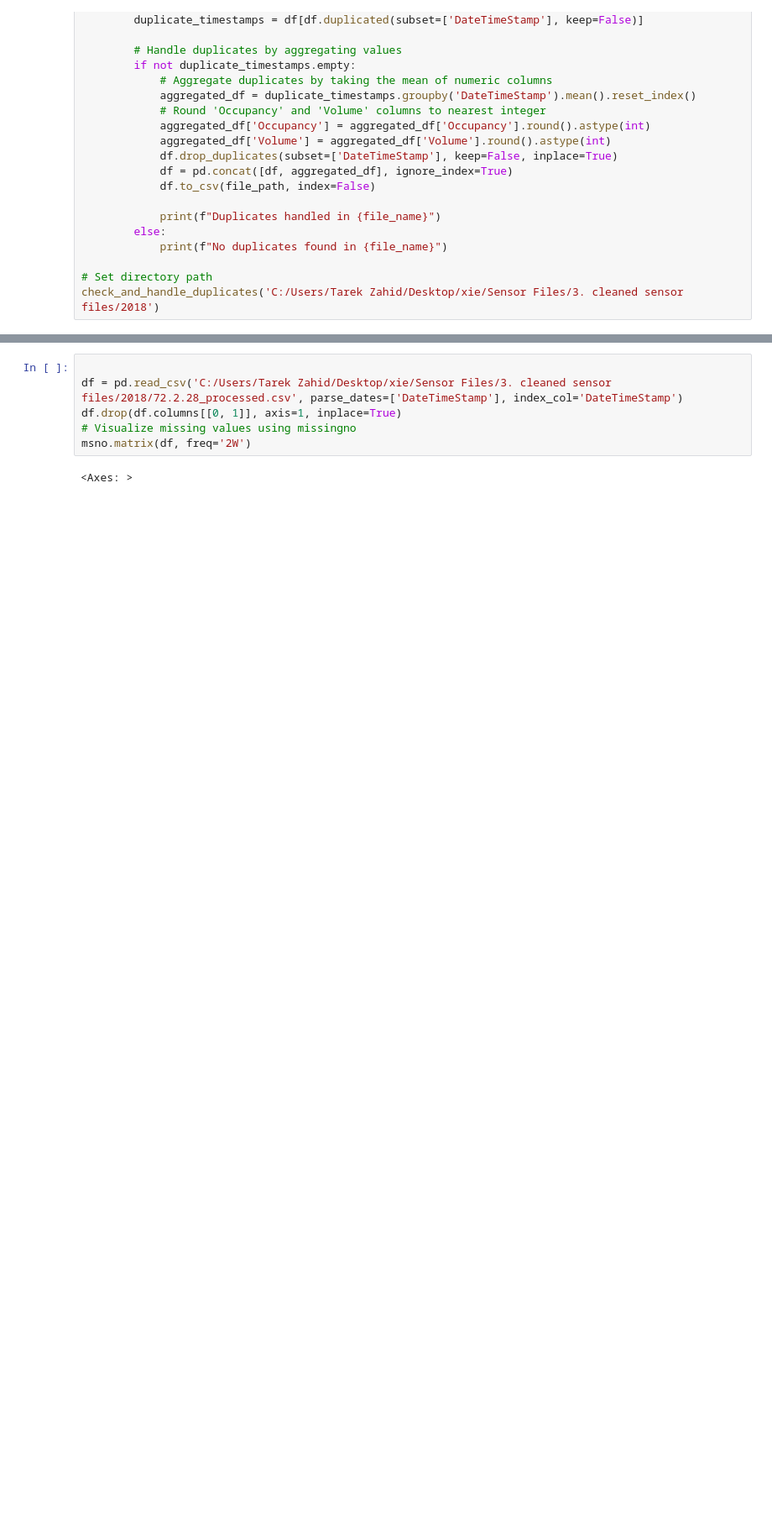
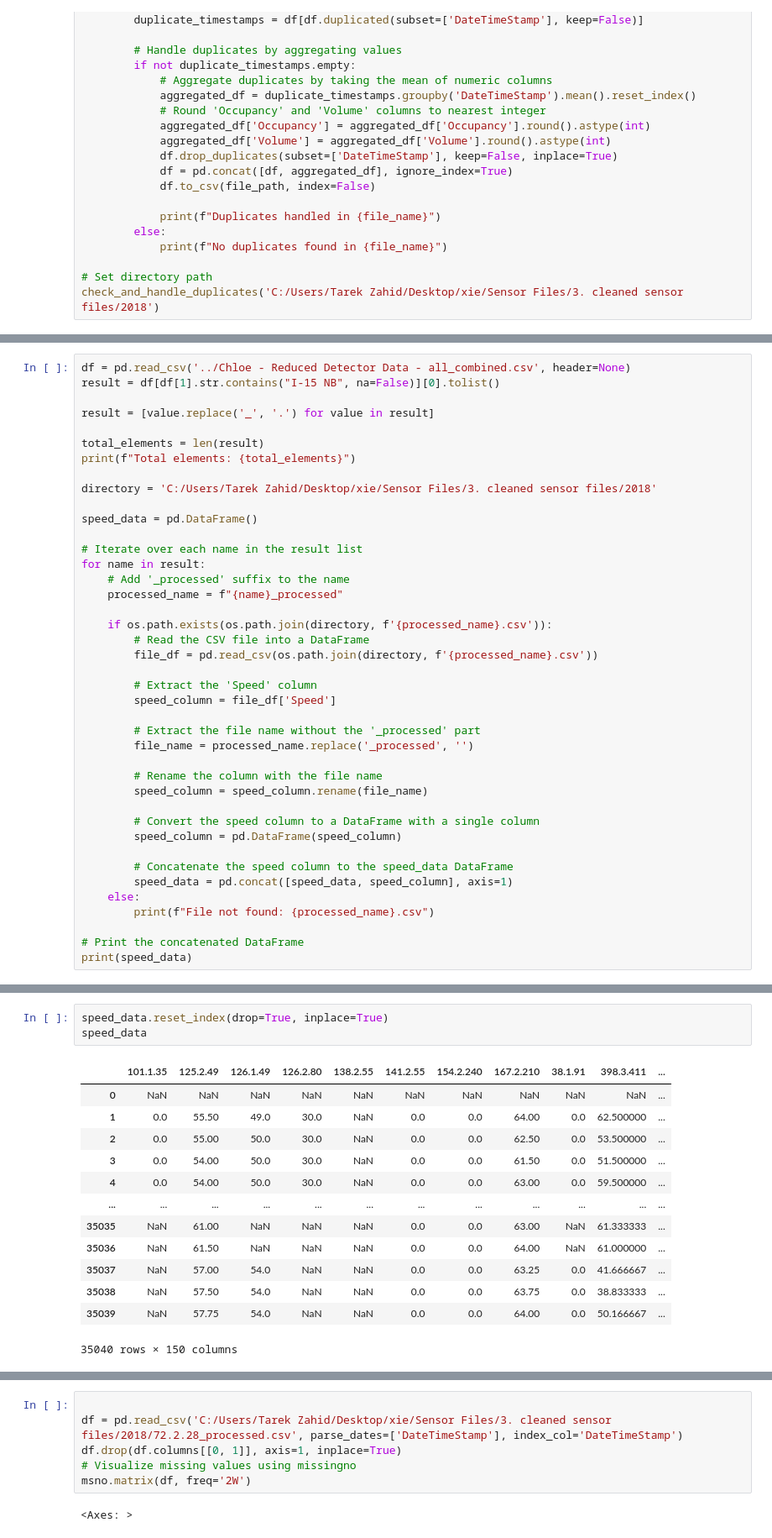
Before and after one commit to tarekbzahid/XIE_dataset_prep, a Jupyter notebook: utils/clean.ipynb, the cells around one changed output, grey strips where cells are left out. Shown at 84% size. Drawn from its saved outputs; the diff is of its cells as text; blank space fills up the shorter version.

```diff
--- a/utils/clean.ipynb
+++ b/utils/clean.ipynb
@@ -221,0 +155,41 @@ print(f"Found {found_sensors} sensor(s) in the directory.")
+# %%
+df = pd.read_csv('../Chloe - Reduced Detector Data - all_combined.csv', header=None)
+result = df[df[1].str.contains("I-15 NB", na=False)][0].tolist()
+
+result = [value.replace('_', '.') for value in result]
+
+total_elements = len(result)
+print(f"Total elements: {total_elements}")
+
+directory = 'C:/Users/Tarek Zahid/Desktop/xie/Sensor Files/3. cleaned sensor files/2018'
+
+speed_data = pd.DataFrame()
+
+# Iterate over each name in the result list
+for name in result:
+    # Add '_processed' suffix to the name
+    processed_name = f"{name}_processed"
+
+    if os.path.exists(os.path.join(directory, f'{processed_name}.csv')):
+        # Read the CSV file into a DataFrame
+        file_df = pd.read_csv(os.path.join(directory, f'{processed_name}.csv'))
+
+        # Extract the 'Speed' column
+        speed_column = file_df['Speed']
+
+        # Extract the file name without the '_processed' part
+        file_name = processed_name.replace('_processed', '')
+
+        # Rename the column with the file name
+        speed_column = speed_column.rename(file_name)
+
+        # Convert the speed column to a DataFrame with a single column
+        speed_column = pd.DataFrame(speed_column)
+
+        # Concatenate the speed column to the speed_data DataFrame
+        speed_data = pd.concat([speed_data, speed_column], axis=1)
+    else:
+        print(f"File not found: {processed_name}.csv")
+
+# Print the concatenated DataFrame
+print(speed_data)
@@ -221,0 +231,17 @@ print(f"Found {found_sensors} sensor(s) in the directory.")
+# %%
+speed_data.reset_index(drop=True, inplace=True)
+speed_data
+# %% [output]
+|  | 101.1.35 | 125.2.49 | 126.1.49 | 126.2.80 | 138.2.55 | 141.2.55 | 154.2.240 | 167.2.210 | 38.1.91 | 398.3.411 | ... |
+| 0 | NaN | NaN | NaN | NaN | NaN | NaN | NaN | NaN | NaN | NaN | ... |
+| 1 | 0.0 | 55.50 | 49.0 | 30.0 | NaN | 0.0 | 0.0 | 64.00 | 0.0 | 62.500000 | ... |
+| 2 | 0.0 | 55.00 | 50.0 | 30.0 | NaN | 0.0 | 0.0 | 62.50 | 0.0 | 53.500000 | ... |
+| 3 | 0.0 | 54.00 | 50.0 | 30.0 | NaN | 0.0 | 0.0 | 61.50 | 0.0 | 51.500000 | ... |
+| 4 | 0.0 | 54.00 | 50.0 | 30.0 | NaN | 0.0 | 0.0 | 63.00 | 0.0 | 59.500000 | ... |
+| ... | ... | ... | ... | ... | ... | ... | ... | ... | ... | ... | ... |
+| 35035 | NaN | 61.00 | NaN | NaN | NaN | 0.0 | 0.0 | 63.00 | NaN | 61.333333 | ... |
+| 35036 | NaN | 61.50 | NaN | NaN | NaN | 0.0 | 0.0 | 64.00 | NaN | 61.000000 | ... |
+| 35037 | NaN | 57.00 | 54.0 | NaN | NaN | 0.0 | 0.0 | 63.25 | 0.0 | 41.666667 | ... |
+| 35038 | NaN | 57.50 | 54.0 | NaN | NaN | 0.0 | 0.0 | 63.75 | 0.0 | 38.833333 | ... |
+| 35039 | NaN | 57.75 | 54.0 | NaN | NaN | 0.0 | 0.0 | 64.00 | 0.0 | 50.166667 | ... |
+35040 rows × 150 columns
```
Also changed, not shown: parts of 9 cells of this notebook.
